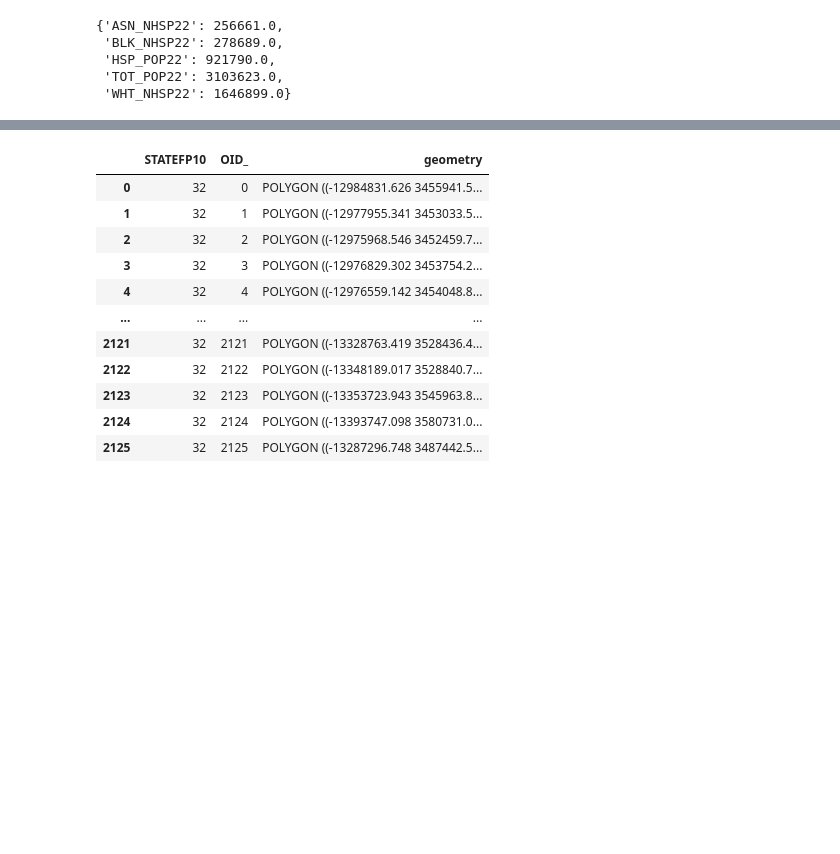
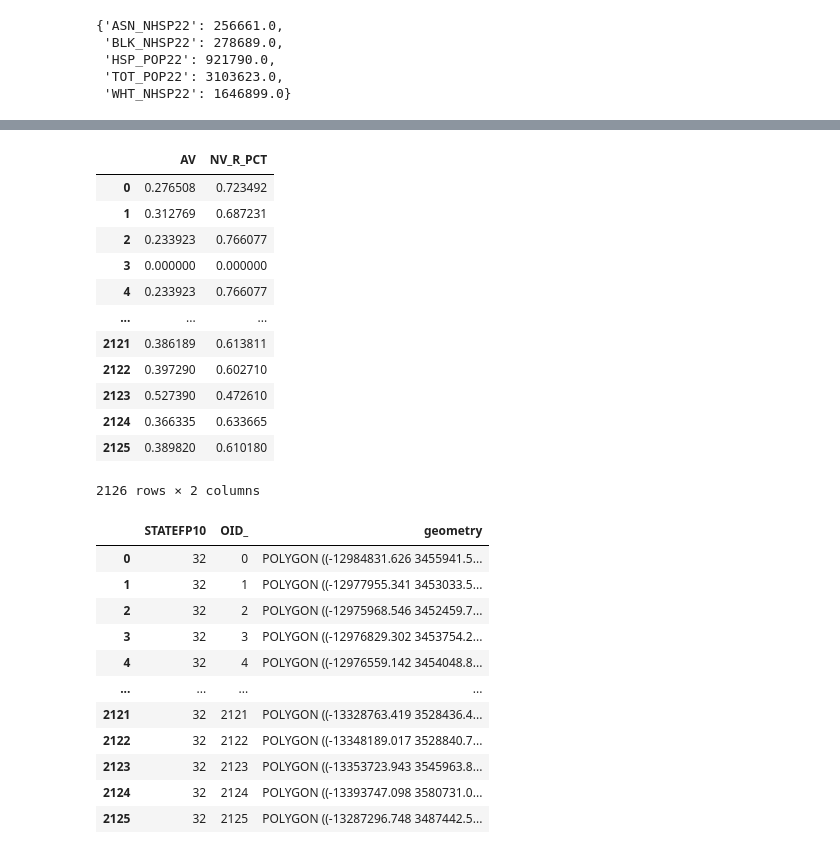
Before and after one commit to dlin462/Fair-Maps, a Jupyter notebook: scripts/nv_preprocessing.ipynb, the cells around one changed output, grey strips where cells are left out. Cells and saved outputs as stored; diff of their text form; code cells hidden in the pictures; blank space fills up the shorter version.

```diff
--- a/scripts/nv_preprocessing.ipynb
+++ b/scripts/nv_preprocessing.ipynb
@@ -449,6 +494,22 @@ display(cleaned_nv_precinct_data.head())
 | 2 | 32 | CHURCHILL PRECINCT 12-03 | 2 | 4 | 0.233923 | 0.766077 | 0.219411 | 0.718549 | POLYGON ((-12975968.546 3452459.7... | 0.302839 | ... |
 | 3 | 32 | CHURCHILL PRECINCT 12-02 | 3 | 0 | 0.000000 | 0.000000 | 0.000000 | 0.000000 | POLYGON ((-12976829.302 3453754.2... | 0.000000 | ... |
 | 4 | 32 | CHURCHILL PRECINCT 12-01 | 4 | 7 | 0.233923 | 0.766077 | 0.219411 | 0.718549 | POLYGON ((-12976559.142 3454048.8... | 0.302839 | ... |
+# %%
+display(cleaned_nv_precinct_data[['AV', 'NV_R_PCT']])
+# %% [output]
+|  | AV | NV_R_PCT |
+| 0 | 0.276508 | 0.723492 |
+| 1 | 0.312769 | 0.687231 |
+| 2 | 0.233923 | 0.766077 |
+| 3 | 0.000000 | 0.000000 |
+| 4 | 0.233923 | 0.766077 |
+| ... | ... | ... |
+| 2121 | 0.386189 | 0.613811 |
+| 2122 | 0.397290 | 0.602710 |
+| 2123 | 0.527390 | 0.472610 |
+| 2124 | 0.366335 | 0.633665 |
+| 2125 | 0.389820 | 0.610180 |
+2126 rows × 2 columns
 # %%
 # Reduce geometry
 cleaned_nv_precinct_data['geometry'] = cleaned_nv_precinct_data['geometry'].simplify(0.001)
```
Also changed, not shown: parts of 5 cells of this notebook, 17 other files.
